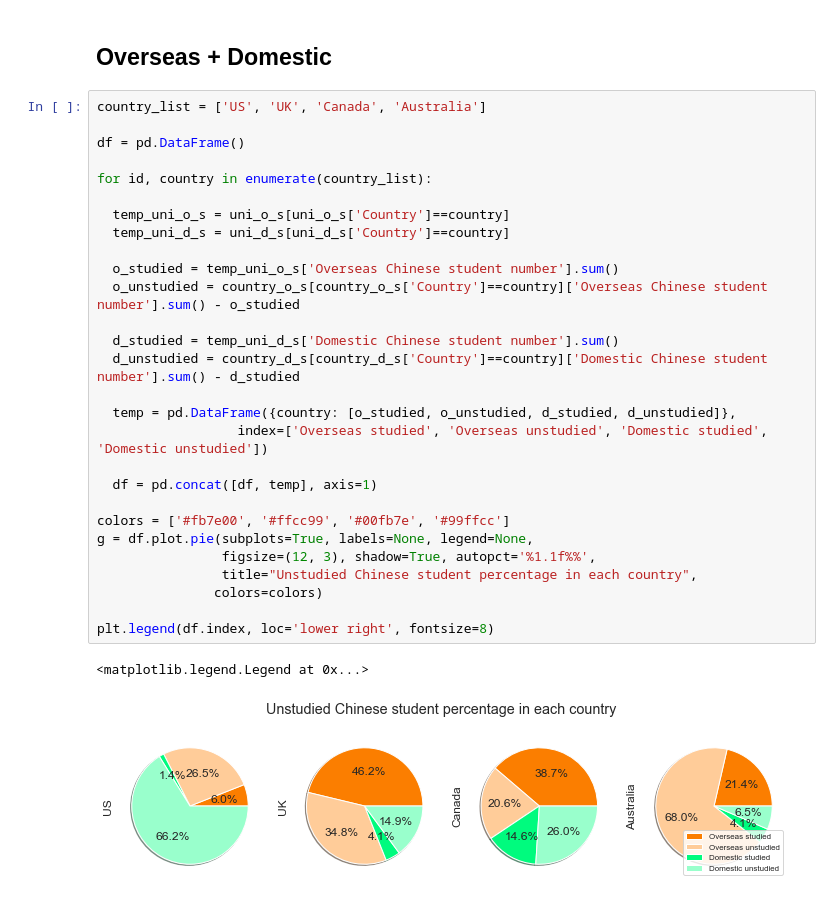
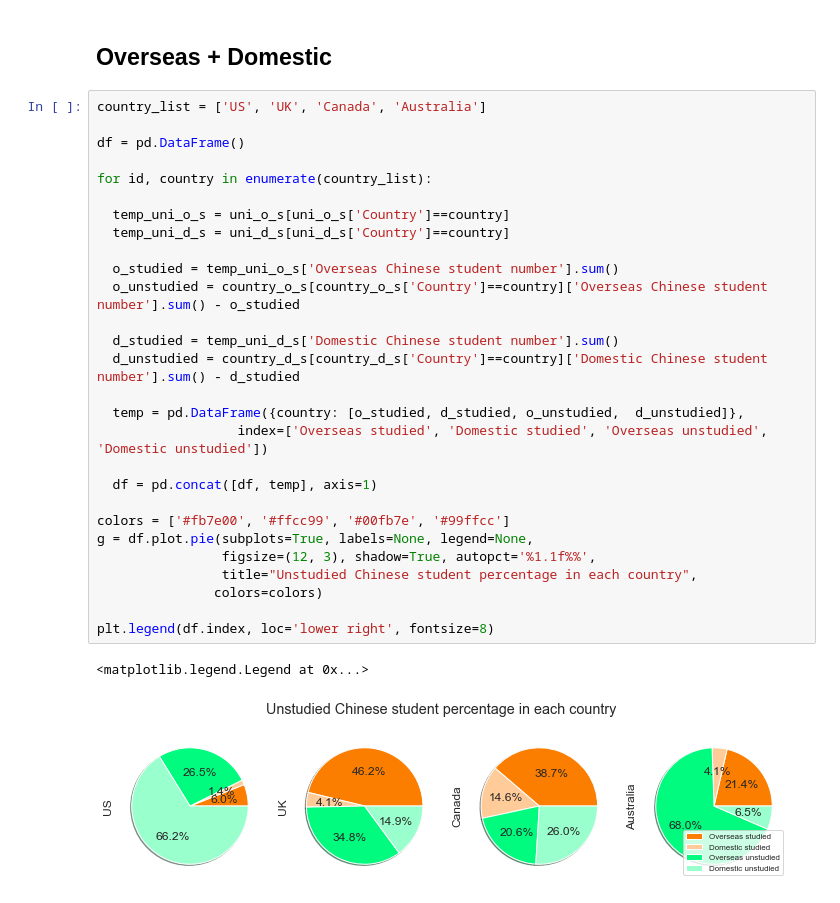
Before and after one commit to AndyYFTao/EA-CLTP-DataAnalysis, a Jupyter notebook: CLTP Guidance Program Data Analysis.ipynb, the cells around one changed output. Cells and saved outputs as stored; diff of their text form.

```diff
--- a/CLTP Guidance Program Data Analysis.ipynb
+++ b/CLTP Guidance Program Data Analysis.ipynb
@@ -756,31 +756,31 @@ plt.legend(df.index, loc='lower right', fontsize=8)
 # %%
 country_list = ['US', 'UK', 'Canada', 'Australia']
 
 df = pd.DataFrame()
 
 for id, country in enumerate(country_list):
 
   temp_uni_o_s = uni_o_s[uni_o_s['Country']==country]
   temp_uni_d_s = uni_d_s[uni_d_s['Country']==country]
 
   o_studied = temp_uni_o_s['Overseas Chinese student number'].sum()
   o_unstudied = country_o_s[country_o_s['Country']==country]['Overseas Chinese student number'].sum() - o_studied
 
   d_studied = temp_uni_d_s['Domestic Chinese student number'].sum()
   d_unstudied = country_d_s[country_d_s['Country']==country]['Domestic Chinese student number'].sum() - d_studied
 
-  temp = pd.DataFrame({country: [o_studied, o_unstudied, d_studied, d_unstudied]},
-                  index=['Overseas studied', 'Overseas unstudied', 'Domestic studied', 'Domestic unstudied'])
+  temp = pd.DataFrame({country: [o_studied, d_studied, o_unstudied,  d_unstudied]},
+                  index=['Overseas studied', 'Domestic studied', 'Overseas unstudied', 'Domestic unstudied'])
 
   df = pd.concat([df, temp], axis=1)
 
 colors = ['#fb7e00', '#ffcc99', '#00fb7e', '#99ffcc']
 g = df.plot.pie(subplots=True, labels=None, legend=None,
                 figsize=(12, 3), shadow=True, autopct='%1.1f%%',
                 title="Unstudied Chinese student percentage in each country",
                colors=colors)
 
 plt.legend(df.index, loc='lower right', fontsize=8)
 # %% [output]
 <matplotlib.legend.Legend at 0x...>
-[figure, old version]
+[figure, new version]
```
